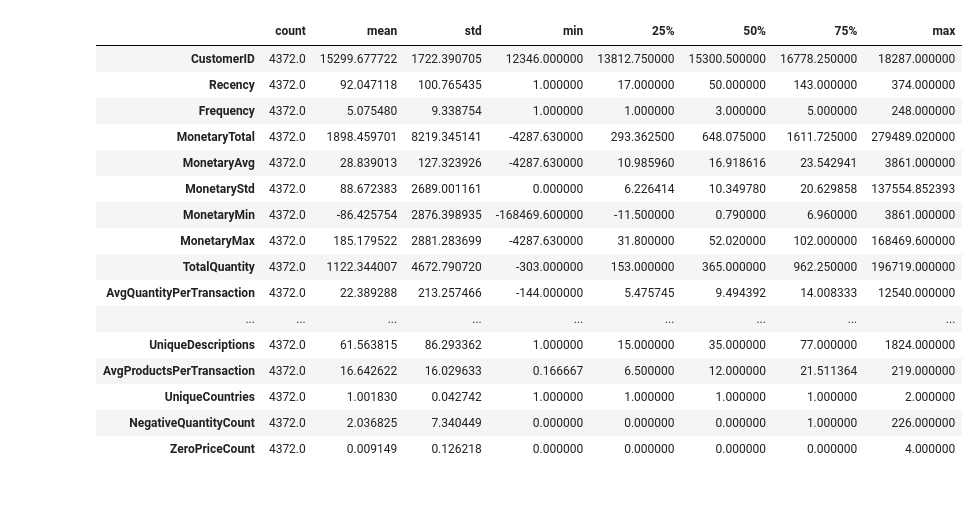
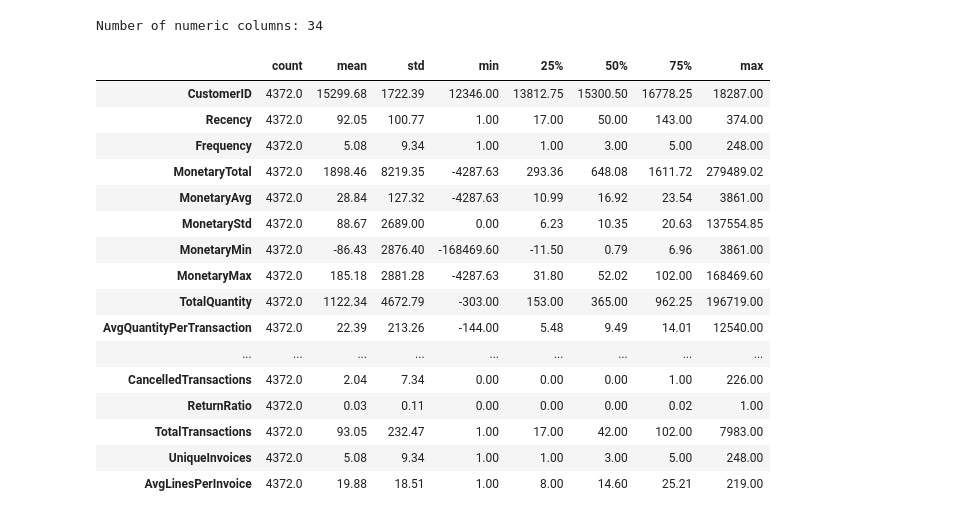
Before and after one commit to ahmedjallouli2003/project_ml_retail, a Jupyter notebook: notebooks/01_data_understanding.ipynb, the cells around one changed output. Drawn from its saved outputs; the diff is of its cells as text; code cells hidden in the pictures.

```diff
--- a/notebooks/01_data_understanding.ipynb
+++ b/notebooks/01_data_understanding.ipynb
@@ -23,0 +5,12 @@ df.head()
+# %%
+from pathlib import Path
+from IPython.display import display
+import matplotlib.pyplot as plt
+import pandas as pd
+
+pd.set_option('display.max_columns', 80)
+pd.set_option('display.width', 140)
+DATA_PATH = Path('../data/raw/retail_customers_COMPLETE_CATEGORICAL.csv')
+PROCESSED_PATH = Path('../data/processed/retail_customers_cleaned.csv')
+print('Environment ready')
+print('Raw data path:', DATA_PATH)
@@ -57,21 +114,23 @@ churn_distribution
 # %%
-numeric_cols = df.select_dtypes(include='number').columns
-df[numeric_cols].describe().T.head(25)
+numeric_cols = df.select_dtypes(include='number').columns.tolist()
+print('Number of numeric columns:', len(numeric_cols))
+display(df[numeric_cols].describe().T.round(2).head(30))
 # %% [output]
+Number of numeric columns: 34
 |  | count | mean | std | min | 25% | 50% | 75% | max |
-| CustomerID | 4372.0 | 15299.677722 | 1722.390705 | 12346.000000 | 13812.750000 | 15300.500000 | 16778.250000 | 18287.000000 |
-| Recency | 4372.0 | 92.047118 | 100.765435 | 1.000000 | 17.000000 | 50.000000 | 143.000000 | 374.000000 |
-| Frequency | 4372.0 | 5.075480 | 9.338754 | 1.000000 | 1.000000 | 3.000000 | 5.000000 | 248.000000 |
-| MonetaryTotal | 4372.0 | 1898.459701 | 8219.345141 | -4287.630000 | 293.362500 | 648.075000 | 1611.725000 | 279489.020000 |
-| MonetaryAvg | 4372.0 | 28.839013 | 127.323926 | -4287.630000 | 10.985960 | 16.918616 | 23.542941 | 3861.000000 |
-| MonetaryStd | 4372.0 | 88.672383 | 2689.001161 | 0.000000 | 6.226414 | 10.349780 | 20.629858 | 137554.852393 |
-| MonetaryMin | 4372.0 | -86.425754 | 2876.398935 | -168469.600000 | -11.500000 | 0.790000 | 6.960000 | 3861.000000 |
-| MonetaryMax | 4372.0 | 185.179522 | 2881.283699 | -4287.630000 | 31.800000 | 52.020000 | 102.000000 | 168469.600000 |
-| TotalQuantity | 4372.0 | 1122.344007 | 4672.790720 | -303.000000 | 153.000000 | 365.000000 | 962.250000 | 196719.000000 |
-| AvgQuantityPerTransaction | 4372.0 | 22.389288 | 213.257466 | -144.000000 | 5.475745 | 9.494392 | 14.008333 | 12540.000000 |
+| CustomerID | 4372.0 | 15299.68 | 1722.39 | 12346.00 | 13812.75 | 15300.50 | 16778.25 | 18287.00 |
+| Recency | 4372.0 | 92.05 | 100.77 | 1.00 | 17.00 | 50.00 | 143.00 | 374.00 |
+| Frequency | 4372.0 | 5.08 | 9.34 | 1.00 | 1.00 | 3.00 | 5.00 | 248.00 |
+| MonetaryTotal | 4372.0 | 1898.46 | 8219.35 | -4287.63 | 293.36 | 648.08 | 1611.72 | 279489.02 |
+| MonetaryAvg | 4372.0 | 28.84 | 127.32 | -4287.63 | 10.99 | 16.92 | 23.54 | 3861.00 |
+| MonetaryStd | 4372.0 | 88.67 | 2689.00 | 0.00 | 6.23 | 10.35 | 20.63 | 137554.85 |
+| MonetaryMin | 4372.0 | -86.43 | 2876.40 | -168469.60 | -11.50 | 0.79 | 6.96 | 3861.00 |
+| MonetaryMax | 4372.0 | 185.18 | 2881.28 | -4287.63 | 31.80 | 52.02 | 102.00 | 168469.60 |
+| TotalQuantity | 4372.0 | 1122.34 | 4672.79 | -303.00 | 153.00 | 365.00 | 962.25 | 196719.00 |
+| AvgQuantityPerTransaction | 4372.0 | 22.39 | 213.26 | -144.00 | 5.48 | 9.49 | 14.01 | 12540.00 |
 | ... | ... | ... | ... | ... | ... | ... | ... | ... |
-| UniqueDescriptions | 4372.0 | 61.563815 | 86.293362 | 1.000000 | 15.000000 | 35.000000 | 77.000000 | 1824.000000 |
-| AvgProductsPerTransaction | 4372.0 | 16.642622 | 16.029633 | 0.166667 | 6.500000 | 12.000000 | 21.511364 | 219.000000 |
-| UniqueCountries | 4372.0 | 1.001830 | 0.042742 | 1.000000 | 1.000000 | 1.000000 | 1.000000 | 2.000000 |
-| NegativeQuantityCount | 4372.0 | 2.036825 | 7.340449 | 0.000000 | 0.000000 | 0.000000 | 1.000000 | 226.000000 |
-| ZeroPriceCount | 4372.0 | 0.009149 | 0.126218 | 0.000000 | 0.000000 | 0.000000 | 0.000000 | 4.000000 |
+| CancelledTransactions | 4372.0 | 2.04 | 7.34 | 0.00 | 0.00 | 0.00 | 1.00 | 226.00 |
+| ReturnRatio | 4372.0 | 0.03 | 0.11 | 0.00 | 0.00 | 0.00 | 0.02 | 1.00 |
+| TotalTransactions | 4372.0 | 93.05 | 232.47 | 1.00 | 17.00 | 42.00 | 102.00 | 7983.00 |
+| UniqueInvoices | 4372.0 | 5.08 | 9.34 | 1.00 | 1.00 | 3.00 | 5.00 | 248.00 |
+| AvgLinesPerInvoice | 4372.0 | 19.88 | 18.51 | 1.00 | 8.00 | 14.60 | 25.21 | 219.00 |
```
Also changed, not shown: parts of 20 cells of this notebook, 5 other files.
